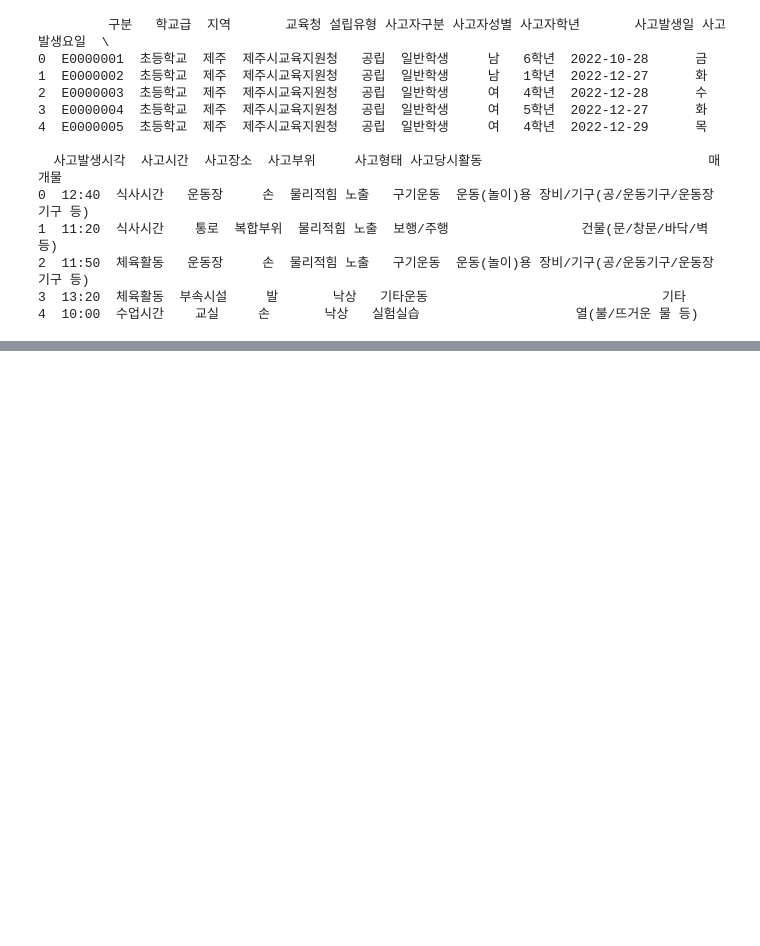
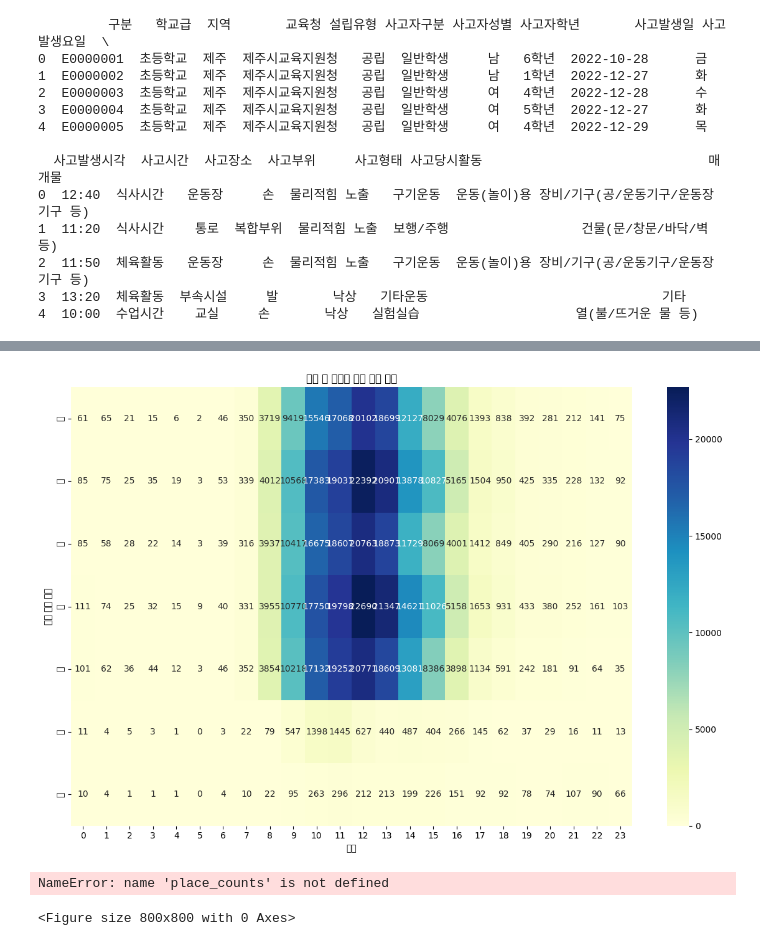
Before and after one commit to 02smg/School, a Jupyter notebook: 학교_안전_사고_중앙회_.ipynb, the cells around one changed output, grey strips where cells are left out. Saved outputs shown, nothing was run; the diff lists cells and outputs as text; code cells hidden in the pictures; blank space fills up the shorter version.

```diff
--- a/학교_안전_사고_중앙회_.ipynb
+++ b/학교_안전_사고_중앙회_.ipynb
@@ -320,0 +487,26 @@ print(df.head())
+# %%
+# 사고발생요일 열을 요일 데이터로 변환
+df['사고발생요일'] = pd.Categorical(df['사고발생요일'], categories=['월', '화', '수', '목', '금', '토', '일'], ordered=True)
+
+# 시간별 사고 발생 건수 집계
+heatmap_data = df.groupby(['사고발생요일', '시간']).size().unstack().fillna(0)
+
+# 히트맵 시각화
+plt.figure(figsize=(12, 8))
+sns.heatmap(heatmap_data, cmap='YlGnBu', annot=True, fmt='d')
+plt.title('요일 및 시간별 사고 발생 패턴')
+plt.xlabel('시간')
+plt.ylabel('사고 발생 요일')
+plt.tight_layout()
+plt.show()
+# %% [output]
+[figure, added]
+# %%
+# 파이 차트 시각화
+plt.figure(figsize=(8, 8))
+plt.pie(place_counts, labels=place_counts.index, autopct='%1.1f%%', startangle=140, colors=sns.color_palette("Set2", len(place_counts)))
+plt.title('사고 장소별 비율')
+plt.show()
+# %% [output]
+NameError: name 'place_counts' is not defined
+<Figure size 800x800 with 0 Axes>
```
Also changed, not shown: parts of 13 cells of this notebook.
